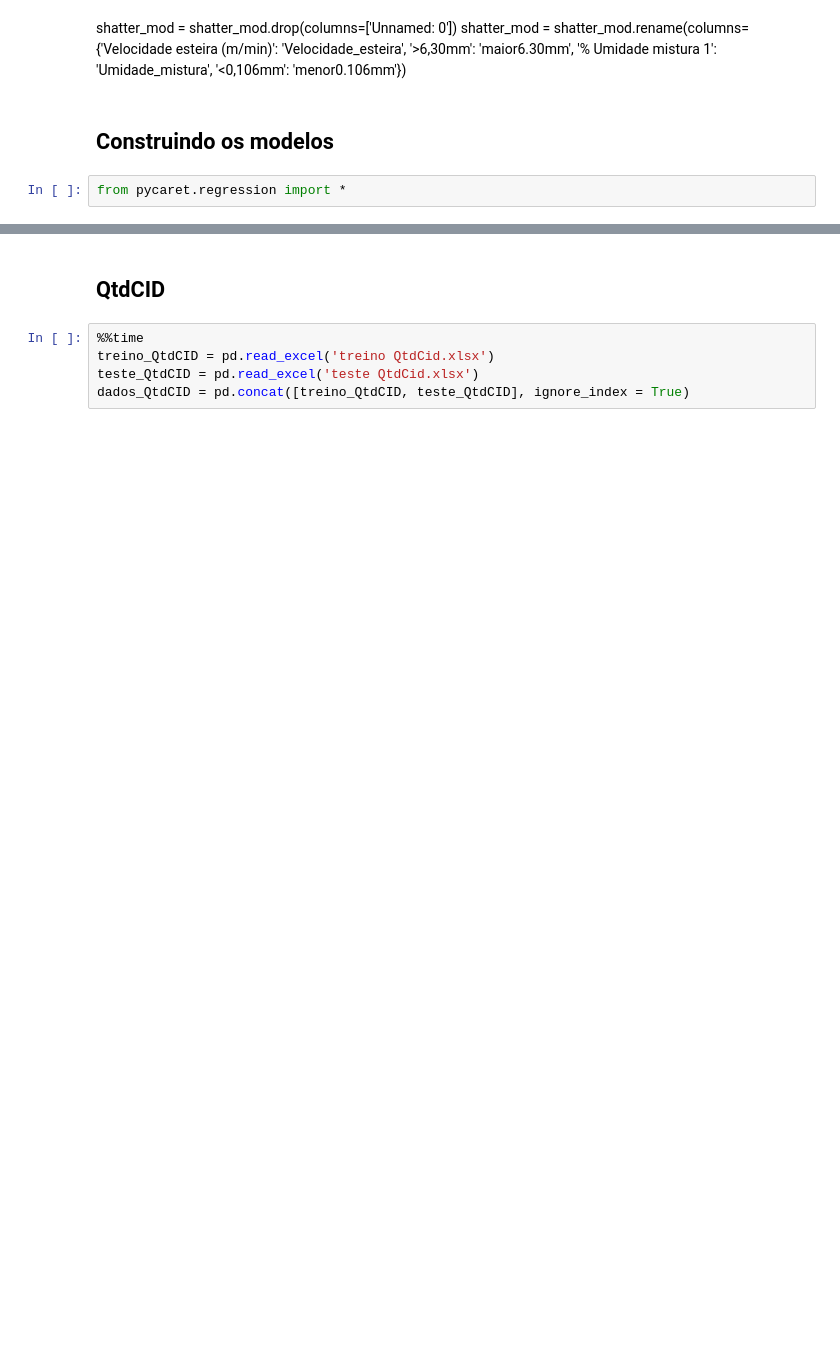
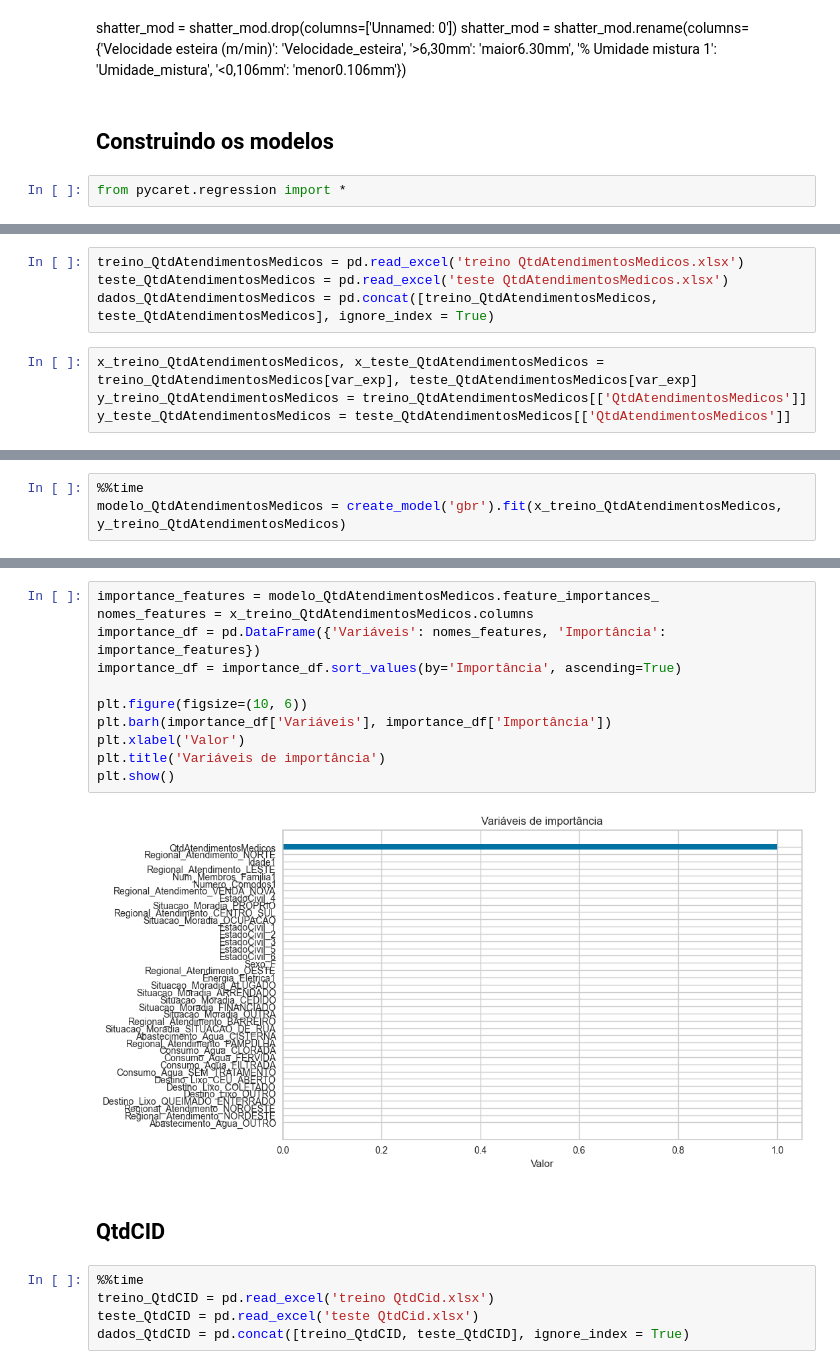
Before and after one commit to cesarmacieira/atendimentos-medicos, a Jupyter notebook: Script Trabalho Humberto.ipynb, the cells around one changed output, grey strips where cells are left out. Cells and saved outputs as stored; diff of their text form; blank space fills up the shorter version.

```diff
--- a/Script Trabalho Humberto.ipynb
+++ b/Script Trabalho Humberto.ipynb
@@ -48,0 +49,8 @@ var_exp_SA = ['Idade1','EstadoCivil_1','EstadoCivil_2','EstadoCivil_3','EstadoCi
+# %%
+treino_QtdAtendimentosMedicos = pd.read_excel('treino QtdAtendimentosMedicos.xlsx')
+teste_QtdAtendimentosMedicos = pd.read_excel('teste QtdAtendimentosMedicos.xlsx')
+dados_QtdAtendimentosMedicos = pd.concat([treino_QtdAtendimentosMedicos, teste_QtdAtendimentosMedicos], ignore_index = True)
+# %%
+x_treino_QtdAtendimentosMedicos, x_teste_QtdAtendimentosMedicos = treino_QtdAtendimentosMedicos[var_exp], teste_QtdAtendimentosMedicos[var_exp]
+y_treino_QtdAtendimentosMedicos = treino_QtdAtendimentosMedicos[['QtdAtendimentosMedicos']]
+y_teste_QtdAtendimentosMedicos = teste_QtdAtendimentosMedicos[['QtdAtendimentosMedicos']]
@@ -48,0 +93,3 @@ var_exp_SA = ['Idade1','EstadoCivil_1','EstadoCivil_2','EstadoCivil_3','EstadoCi
+# %%
+%%time
+modelo_QtdAtendimentosMedicos = create_model('gbr').fit(x_treino_QtdAtendimentosMedicos, y_treino_QtdAtendimentosMedicos)
@@ -49,3 +115,16 @@ var_exp_SA = ['Idade1','EstadoCivil_1','EstadoCivil_2','EstadoCivil_3','EstadoCi
+# %%
+importance_features = modelo_QtdAtendimentosMedicos.feature_importances_
+nomes_features = x_treino_QtdAtendimentosMedicos.columns
+importance_df = pd.DataFrame({'Variáveis': nomes_features, 'Importância': importance_features})
+importance_df = importance_df.sort_values(by='Importância', ascending=True)
+
+plt.figure(figsize=(10, 6))
+plt.barh(importance_df['Variáveis'], importance_df['Importância'])
+plt.xlabel('Valor')
+plt.title('Variáveis de importância')
+plt.show()
+# %% [output]
+[figure, added]
 # %% [markdown]
 ## QtdCID
 # %%
```
Also changed, not shown: parts of 38 cells of this notebook.
